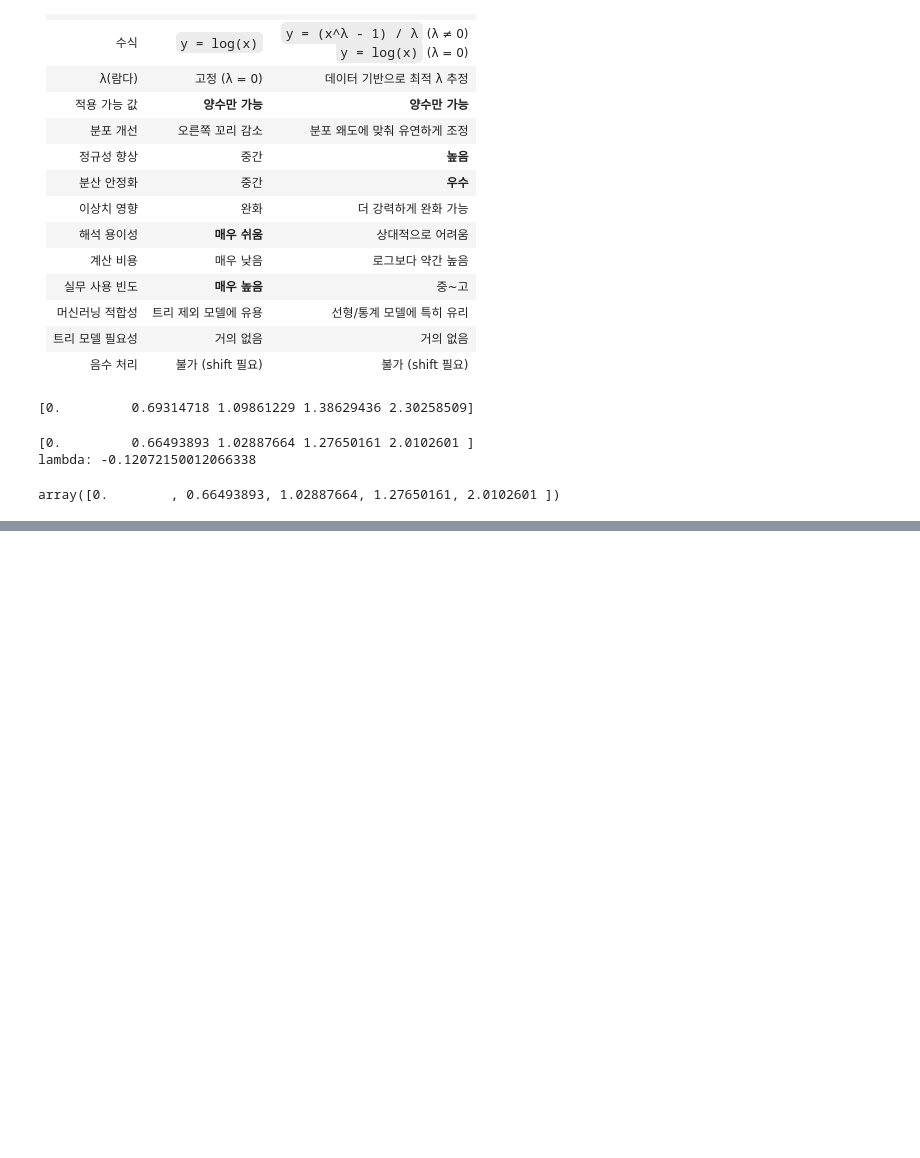
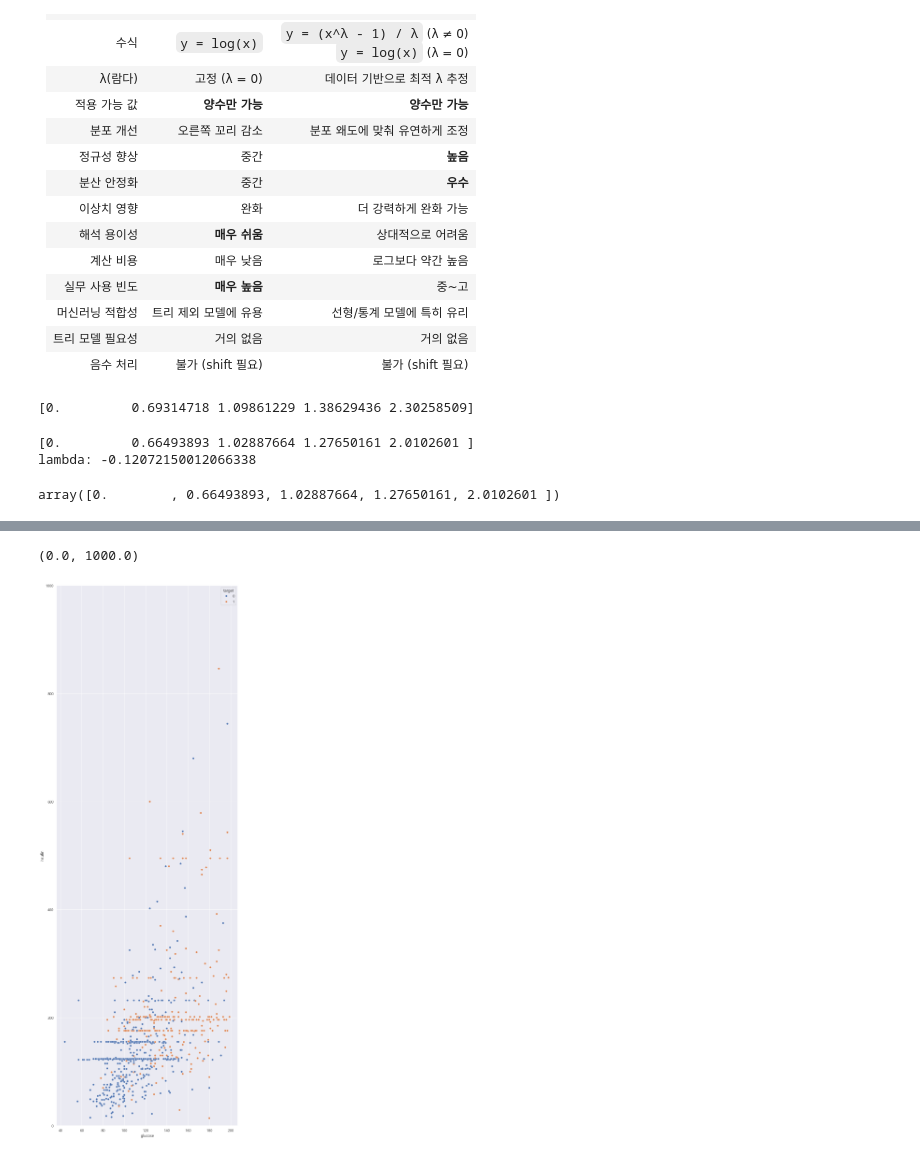
Before and after one commit to Kwonym0814/AIotDataAnalysis, a Jupyter notebook: workspace_python/ml/lec03.pima당뇨분류모델.ipynb, the cells around one changed output, grey strips where cells are left out. Cells and saved outputs as stored; diff of their text form; code cells hidden in the pictures; blank space fills up the shorter version.

```diff
--- a/workspace_python/ml/lec03.pima당뇨분류모델.ipynb
+++ b/workspace_python/ml/lec03.pima당뇨분류모델.ipynb
@@ -723,0 +797,7 @@ array([0.        , 0.66493893, 1.02887664, 1.27650161, 2.0102601 ])
+# %%
+a = df.loc[:,['glucose', 'insulin', 'target']]
+plt.figure(figsize=(10, 30))
+sns.scatterplot(x='glucose', y='insulin', hue='target',data=a).set_ylim(0, 1000)
+# %% [output]
+(0.0, 1000.0)
+[figure, added]
```
Also changed, not shown: parts of 26 cells of this notebook.
